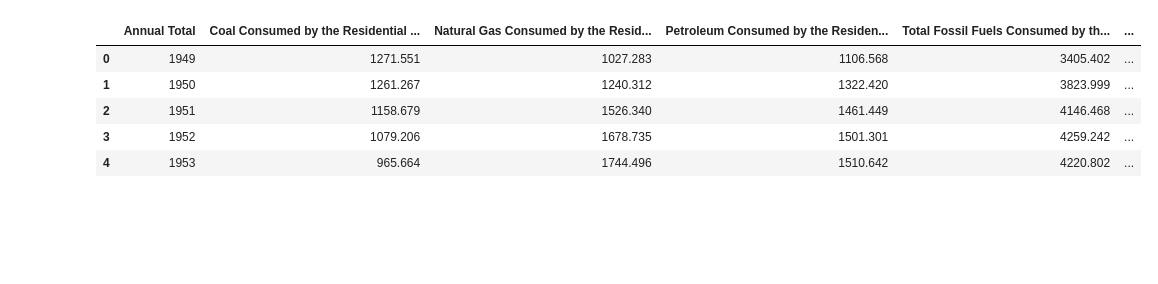
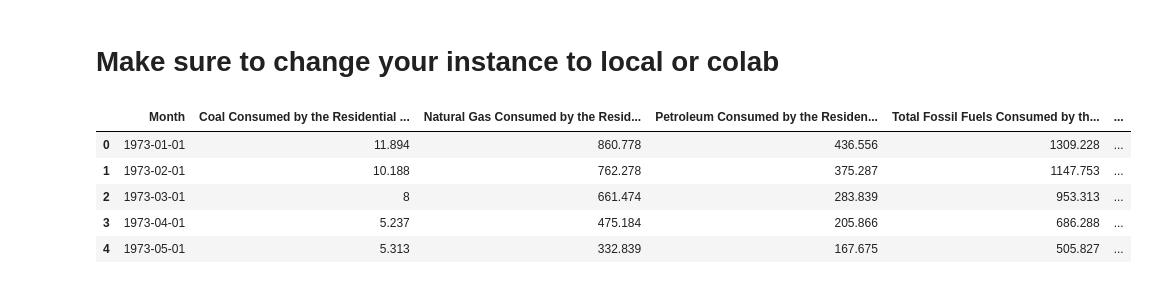
Before and after one commit to Tobywooo/EIA_Residential_Energy_Consumption_Time_Series_Forecasting, a Jupyter notebook: times_series_forecast.ipynb, the cells around one changed output. Saved outputs shown, nothing was run; the diff lists cells and outputs as text; code cells hidden in the pictures; blank space fills up the shorter version.

```diff
--- a/times_series_forecast.ipynb
+++ b/times_series_forecast.ipynb
@@ -4,5 +12,0 @@ import pandas as pd
-# %%
-csv_filename = 'Table_2.2_Residential_Sector_Energy_Consumption_monthly.csv'
-full_path = os.path.join(r'C:\Users\tobia\OneDrive\Desktop\School\EIA_Residential_Energy_Consumption_Time_Series_Forecasting\data', csv_filename)
-df_monthly = pd.read_csv(full_path)
-df_monthly.head()
@@ -16,12 +13,26 @@ df_monthly.head()
+# %% [markdown]
+# Make sure to change your instance to local or colab
 # %%
-csv_filename = 'Table_2.2_Residential_Sector_Energy_Consumption_annual.csv'
-full_path = os.path.join(r'C:\Users\tobia\OneDrive\Desktop\School\EIA_Residential_Energy_Consumption_Time_Series_Forecasting\data', csv_filename)
-df_annual = pd.read_csv(full_path)
-df_annual.head()
+notebook_type = 'local'  # Change to 'colab' if running in Google Colab
+
+if notebook_type == 'colab':
+    #mount google drive to read data
+    dataFile = 'Table_2.2_Residential_Sector_Energy_Consumption.xlsx'
+    from google.colab import data_table
+    from google.colab import drive
+    drive.mount('/content/drive')
+    path = '/content/drive/MyDrive/DSBA6211_DATA/'+ dataFile
+    df = pd.read_csv(path,sep=",",)
+elif notebook_type == 'local':
+    csv_filename = 'Table_2.2_Residential_Sector_Energy_Consumption.xlsx'
+    full_path = os.path.join(r'data', csv_filename)
+    df = pd.read_excel(full_path, header = 10, skiprows=[11])
+
+df.head()
 # %% [output]
-|  | Annual Total | Coal Consumed by the Residential ... | Natural Gas Consumed by the Resid... | Petroleum Consumed by the Residen... | Total Fossil Fuels Consumed by th... | ... |
-| 0 | 1949 | 1271.551 | 1027.283 | 1106.568 | 3405.402 | ... |
-| 1 | 1950 | 1261.267 | 1240.312 | 1322.420 | 3823.999 | ... |
-| 2 | 1951 | 1158.679 | 1526.340 | 1461.449 | 4146.468 | ... |
-| 3 | 1952 | 1079.206 | 1678.735 | 1501.301 | 4259.242 | ... |
-| 4 | 1953 | 965.664 | 1744.496 | 1510.642 | 4220.802 | ... |
+|  | Month | Coal Consumed by the Residential ... | Natural Gas Consumed by the Resid... | Petroleum Consumed by the Residen... | Total Fossil Fuels Consumed by th... | ... |
+| 0 | 1973-01-01 | 11.894 | 860.778 | 436.556 | 1309.228 | ... |
+| 1 | 1973-02-01 | 10.188 | 762.278 | 375.287 | 1147.753 | ... |
+| 2 | 1973-03-01 | 8 | 661.474 | 283.839 | 953.313 | ... |
+| 3 | 1973-04-01 | 5.237 | 475.184 | 205.866 | 686.288 | ... |
+| 4 | 1973-05-01 | 5.313 | 332.839 | 167.675 | 505.827 | ... |
```
Also changed, not shown: parts of 27 cells of this notebook, 16 other files.
